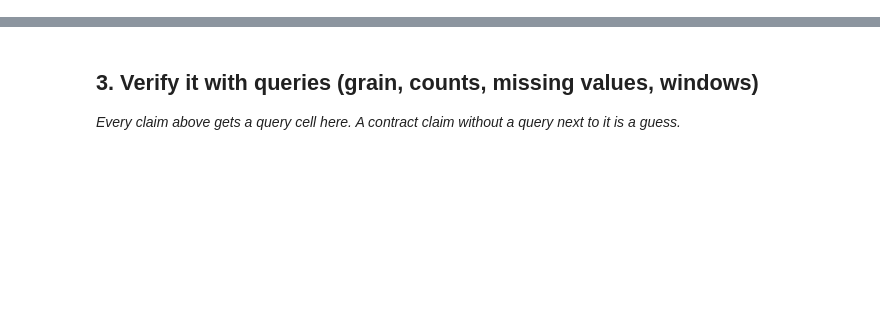
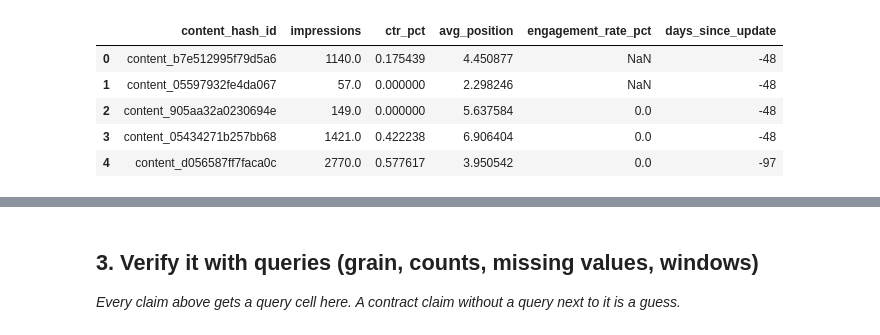
Before and after one commit to mashfiqmahi/assignment_FLyRank-AI, a Jupyter notebook: work/notebooks/w03_data_contract.ipynb, the cells around one changed output, grey strips where cells are left out. Cells and saved outputs as stored; diff of their text form; code cells hidden in the pictures; blank space fills up the shorter version.

```diff
--- a/work/notebooks/w03_data_contract.ipynb
+++ b/work/notebooks/w03_data_contract.ipynb
@@ -19,0 +31,17 @@ This skeleton is yours to fill. Work the sections **in order** — each one has
+# %%
+%pip -q install duckdb huggingface_hub
+
+import os
+import duckdb
+from google.colab import userdata
+
+os.environ["HF_TOKEN"] = userdata.get("HF_TOKEN")
+
+con = duckdb.connect()
+con.execute(f"""
+    CREATE OR REPLACE SECRET hf (
+        TYPE huggingface,
+        TOKEN '{os.environ["HF_TOKEN"]}'
+    )
+""")
+print("Connected. HF secret registered.")
@@ -22,0 +96,32 @@ This skeleton is yours to fill. Work the sections **in order** — each one has
+# %%
+features = con.sql("""
+WITH monthly AS (
+    SELECT
+        content_hash_id,
+        SUM(gsc_impressions) FILTER (WHERE gsc_data_available IS TRUE) AS impressions,
+        SUM(gsc_clicks)      FILTER (WHERE gsc_data_available IS TRUE) AS clicks,
+        SUM(gsc_sum_position) FILTER (WHERE gsc_data_available IS TRUE) AS sum_position,
+        SUM(ga4_engaged_sessions) FILTER (WHERE ga4_data_available IS TRUE) AS engaged_sessions,
+        SUM(ga4_sessions)         FILTER (WHERE ga4_data_available IS TRUE) AS sessions
+    FROM read_parquet('hf://datasets/FlyRank/internship-warehouse/fact_content_daily_performance/month=2026-03/*.parquet')
+    GROUP BY content_hash_id
+)
+SELECT
+    m.content_hash_id,
+    m.impressions,
+    CASE WHEN m.impressions > 0 THEN m.clicks * 100.0 / m.impressions ELSE NULL END AS ctr_pct,
+    CASE WHEN m.impressions > 0 THEN m.sum_position * 1.0 / m.impressions ELSE NULL END AS avg_position,
+    CASE WHEN m.sessions > 0 THEN m.engaged_sessions * 100.0 / m.sessions ELSE NULL END AS engagement_rate_pct,
+    DATE_DIFF('day', d.content_updated_date, DATE '2026-03-31') AS days_since_update
+FROM monthly m
+JOIN read_parquet('hf://datasets/FlyRank/internship-warehouse/dim_content.parquet') d
+    ON m.content_hash_id = d.content_hash_id
+""").df()
+features.head()
+# %% [output]
+|  | content_hash_id | impressions | ctr_pct | avg_position | engagement_rate_pct | days_since_update |
+| 0 | content_b7e512995f79d5a6 | 1140.0 | 0.175439 | 4.450877 | NaN | -48 |
+| 1 | content_05597932fe4da067 | 57.0 | 0.000000 | 2.298246 | NaN | -48 |
+| 2 | content_905aa32a0230694e | 149.0 | 0.000000 | 5.637584 | 0.0 | -48 |
+| 3 | content_05434271b257bb68 | 1421.0 | 0.422238 | 6.906404 | 0.0 | -48 |
+| 4 | content_d056587ff7faca0c | 2770.0 | 0.577617 | 3.950542 | 0.0 | -97 |
```
Also changed, not shown: parts of 22 cells of this notebook.
